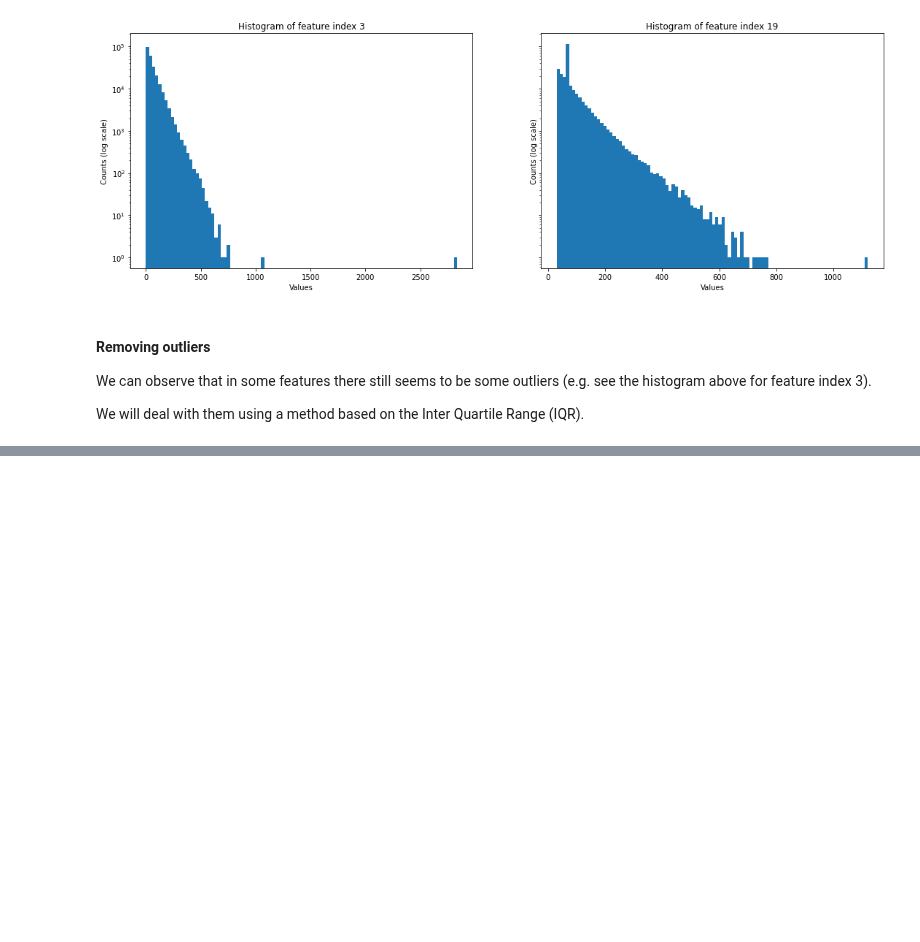
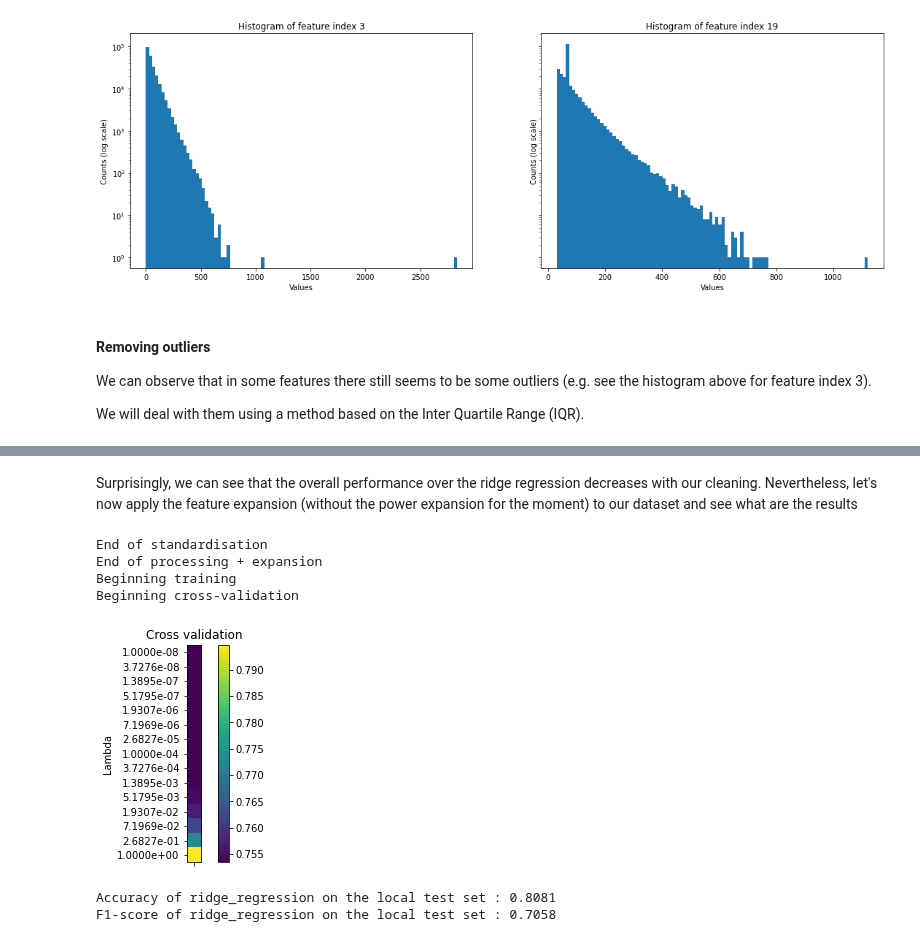
Before and after one commit to CS-433/ml-project-1-teamphilippe, a Jupyter notebook: project1.ipynb, the cells around one changed output, grey strips where cells are left out. Cells and saved outputs as stored; diff of their text form; code cells hidden in the pictures; blank space fills up the shorter version.

```diff
--- a/project1.ipynb
+++ b/project1.ipynb
@@ -108,0 +129,12 @@ x_cleaned_copy = x_cleaned.copy()
+# %% [markdown]
+Surprisingly, we can see that the overall performance over the ridge regression decreases with our cleaning. Nevertheless, let's now apply the feature expansion (without the power expansion for the moment) to our dataset and see what are the results
+# %%
+acc_local_test, f1_local_test, w_best, best_degree, best_lambda = run_experiment(y, x_cleaned, 'ridge_regression', 1, 0.8, cols_angle, degree_exp=False, expansion=True, standard=True)
+# %% [output]
+End of standardisation
+End of processing + expansion
+Beginning training
+Beginning cross-validation
+[figure, added]
+Accuracy of ridge_regression on the local test set : 0.8081
+F1-score of ridge_regression on the local test set : 0.7058
```
Also changed, not shown: parts of 24 cells of this notebook, 6 other files.
